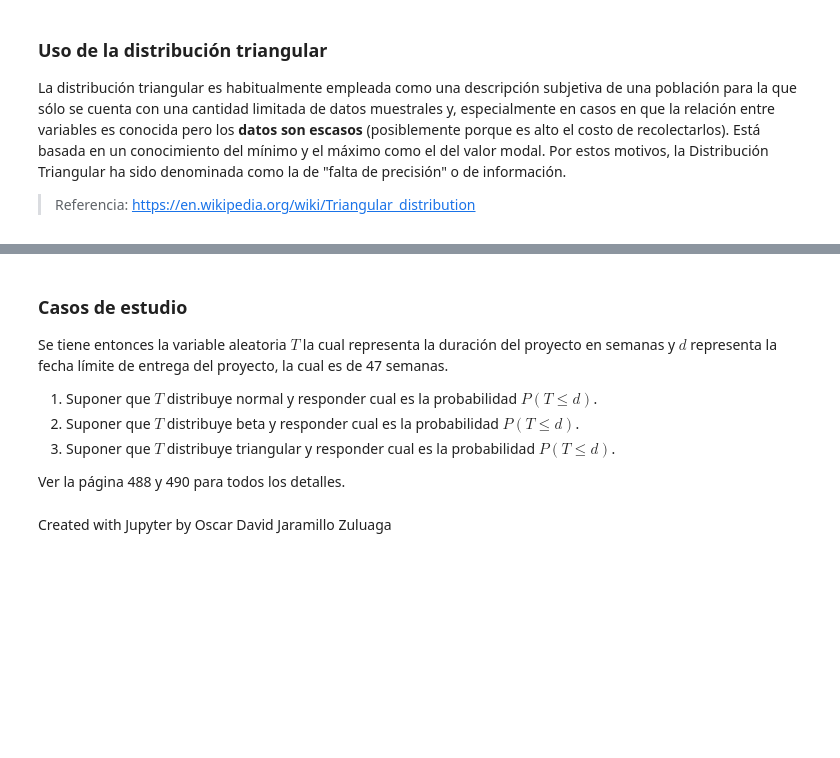
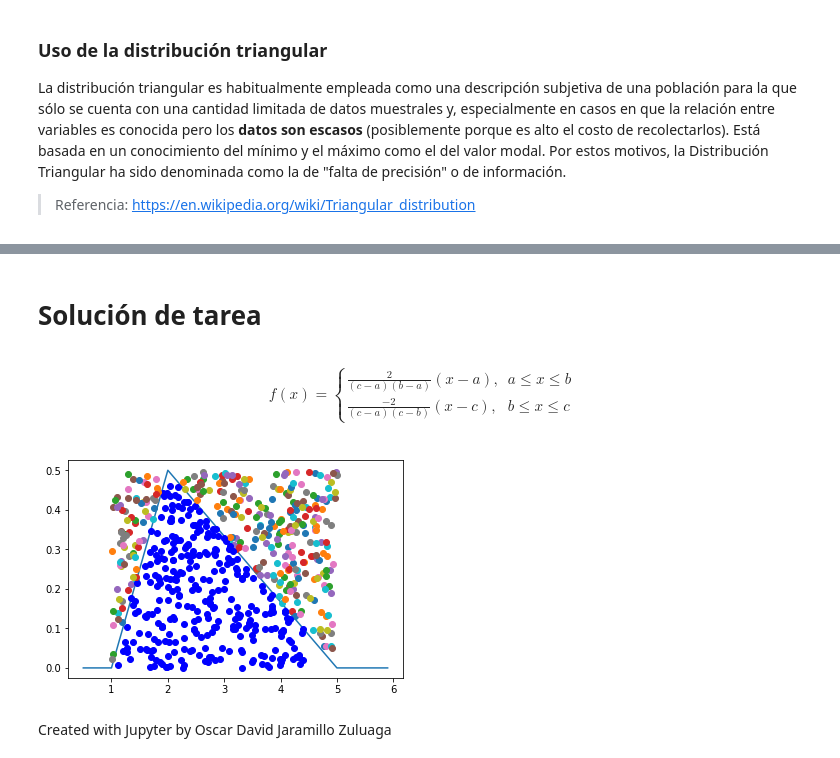
Before and after one commit to luiscuma25/SimulacionProcesosFinancieros2018-I, a Jupyter notebook: TEMA-2/Clase10_DistribucionesProbabilidad.ipynb, the cells around one changed output, grey strips where cells are left out. Cells and saved outputs as stored; diff of their text form; code cells hidden in the pictures; blank space fills up the shorter version.

```diff
--- a/TEMA-2/Clase10_DistribucionesProbabilidad.ipynb
+++ b/TEMA-2/Clase10_DistribucionesProbabilidad.ipynb
@@ -234,8 +220,4 @@ La distribución triangular es habitualmente empleada como una descripción subj
-# %% [markdown]
-### Casos de estudio
-Se tiene entonces la variable aleatoria $T$ la cual representa la duración del proyecto en semanas y $d$ representa la fecha límite de entrega del proyecto, la cual es de 47 semanas.
-1. Suponer que $T$ distribuye normal y responder cual es la probabilidad $P(T\leq d)$.
-2. Suponer que $T$ distribuye beta y responder cual es la probabilidad $P(T\leq d)$.
-3. Suponer que $T$ distribuye triangular y responder cual es la probabilidad $P(T\leq d)$.
-
-Ver la página 488 y 490 para todos los detalles.
+# %% [markdown]
+# Solución de tarea
+# %% [markdown]
+$$f(x)=\begin{cases}\frac{2}{(c-a)(b-a)}(x-a), & a\leq x \leq b\\ \frac{-2}{(c-a)(c-b)}(x-c),& b\leq x \leq c \end{cases}$$
@@ -242,3 +229,34 @@ Ver la página 488 y 490 para todos los detalles.
+# %%
+def f_trian(x,a,b,c):
+    if x>=a and x<b:
+        f=(2*(x-a))/((c-a)*(b-a))
+    elif x>=b and x<=c:
+        f=(-2*(x-c))/((c-a)*(c-b))
+    else:
+        f=0
+    return f
+# %matplotlib inline
+# %%
+a=1; b=2; c=5
+M = 2/(c-a)
+f=[]
+x = np.arange(0.5,6,0.1)
+for i in range(len(x)):
+    f.append(f_trian(x[i],a,b,c))
+plt.plot(x,f)
+N = 300
+i=0
+while i<=N:
+    u1 = np.random.uniform(0,M,1)
+    u2 = np.random.uniform(a,c,1)
+    if u1<=f_trian(u2,a,b,c):
+        plt.plot(u2,u1,'bo')
+        i+=1
+    else:
+        plt.plot(u2,u1,'o')
+plt.show()
+# %% [output]
+[figure, added]
 # %% [markdown]
 <script>
   $(document).ready(function(){
```
Also changed, not shown: parts of 7 cells of this notebook, 1 other file.
